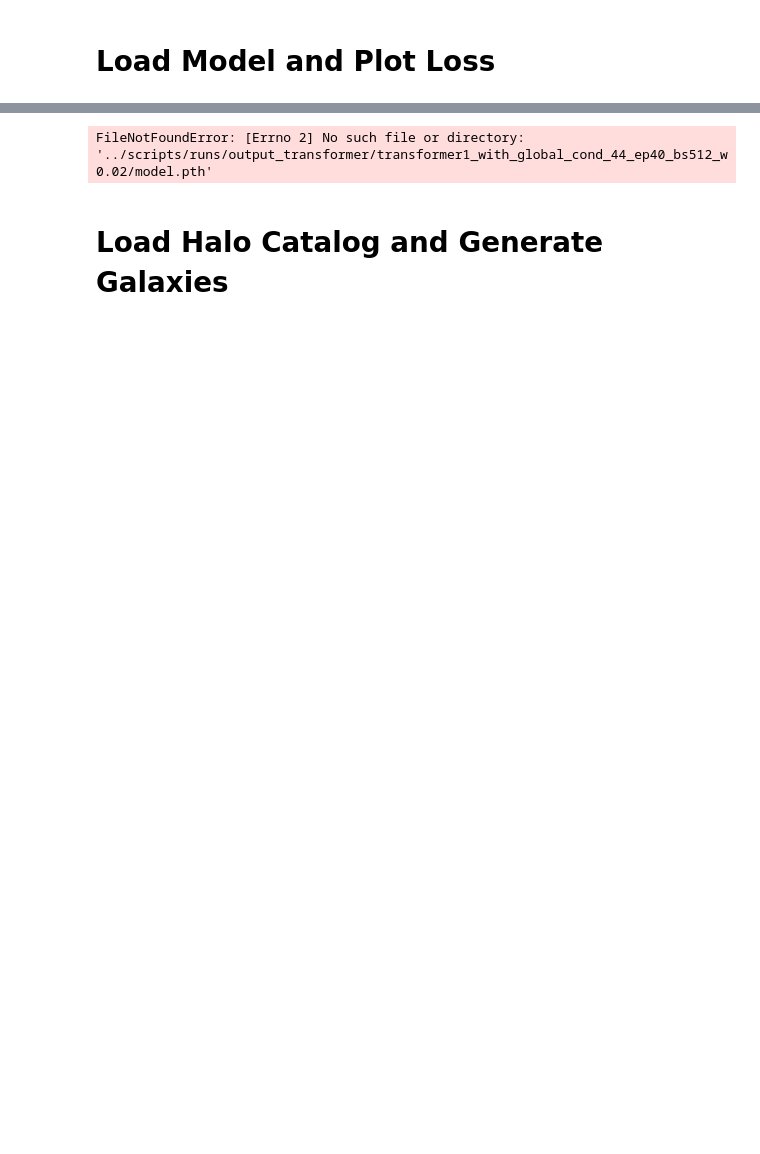
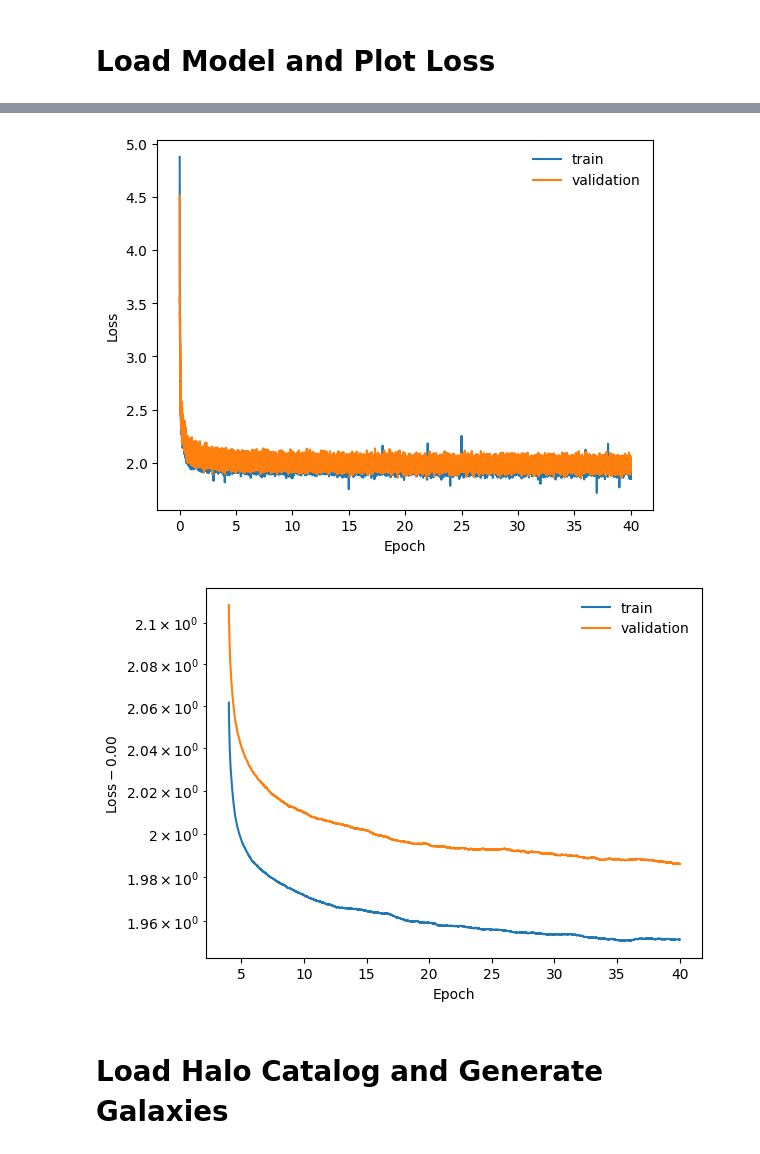
Before and after one commit to knmoriwaki/cosmoglint, a Jupyter notebook: notebooks/quick_check_halo_global_cond.ipynb, the cells around one changed output, grey strips where cells are left out. Cells and saved outputs as stored; diff of their text form; code cells hidden in the pictures; blank space fills up the shorter version.

```diff
--- a/notebooks/quick_check_halo_global_cond.ipynb
+++ b/notebooks/quick_check_halo_global_cond.ipynb
@@ -98,7 +98,7 @@ with open("{}/args.json".format(model_dir), "r") as f:
     opt.norm_param_dict = namespace_to_dict(opt.norm_param_dict)
 print("opt: ", opt)
 
-global_param_file = "../data/halo/CAMELS/IllustrisTNG/CosmoAstroSeed_IllustrisTNG_L25n256_LH.txt"
+global_param_file = "/mnt/data/moriwaki/cosmoglint/data/halo/CAMELS/IllustrisTNG/CosmoAstroSeed_IllustrisTNG_L25n256_LH.txt"
 global_params_np = load_global_params(global_param_file, opt.global_features, norm_param_dict=opt.norm_param_dict)
 global_params = torch.tensor(global_params_np, dtype=torch.float32).to(device)
 
@@ -143,4 +159,5 @@ opt:  Namespace(gpu_id='0', output_dir='./runs/output_transformer/transformer1_w
-FileNotFoundError: [Errno 2] No such file or directory: '../scripts/runs/output_transformer/transformer1_with_global_cond_44_ep40_bs512_w0.02/model.pth'
+[figure, added]
+[figure, added]
 # %% [markdown]
 # Load Halo Catalog and Generate Galaxies
 # %%
```
Also changed, not shown: parts of 9 cells of this notebook.
